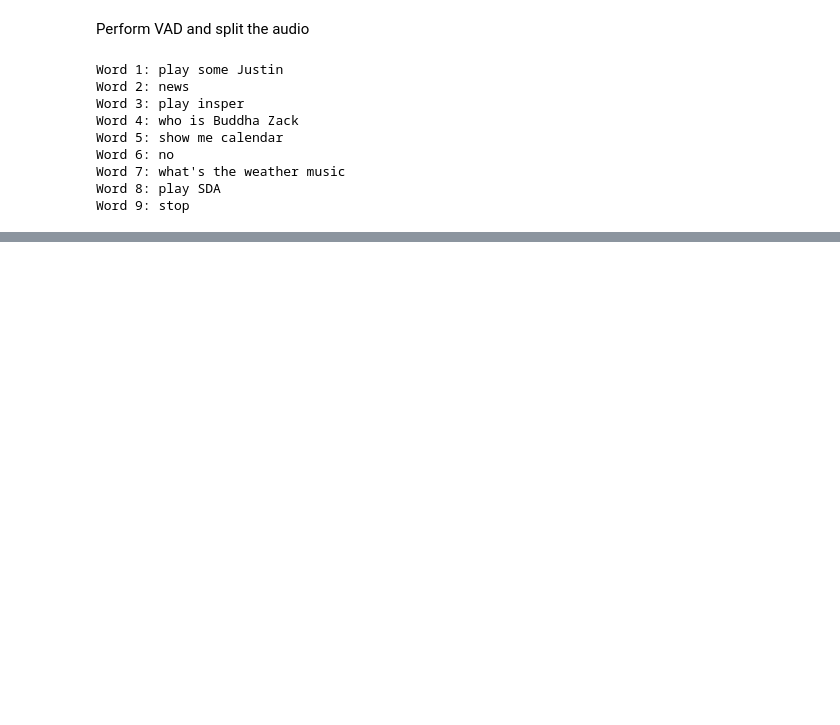
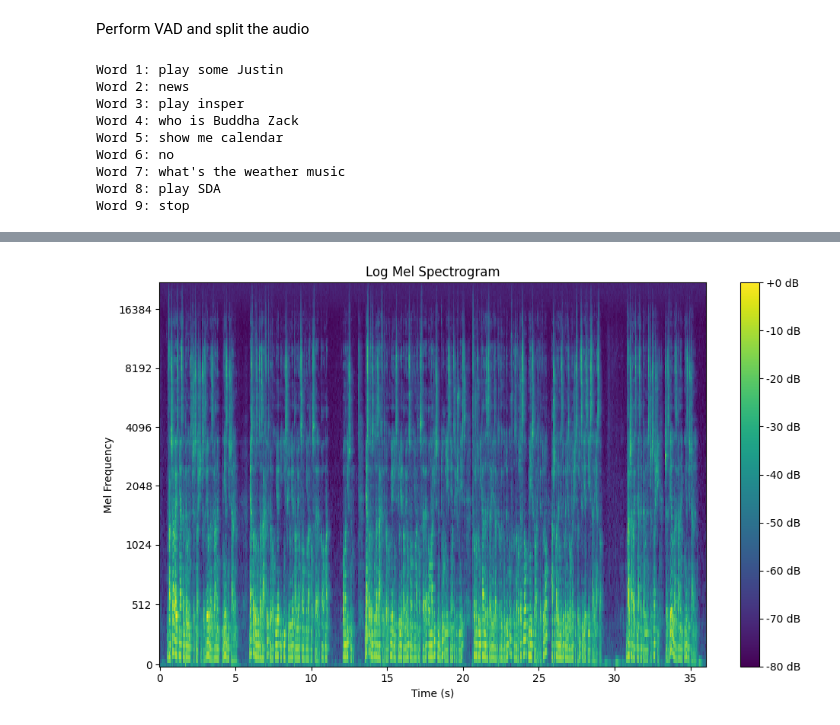
Before and after one commit to najdamikolaj00/ChatterChop, a Jupyter notebook: utilities/all_utilities.ipynb, the cells around one changed output, grey strips where cells are left out. Saved outputs shown, nothing was run; the diff lists cells and outputs as text; code cells hidden in the pictures; blank space fills up the shorter version.

```diff
--- a/utilities/all_utilities.ipynb
+++ b/utilities/all_utilities.ipynb
@@ -247,0 +250,14 @@ plt.show()
+# %%
+mel_spectrogram_db = librosa.power_to_db(mel_spectrogram, ref=np.max)
+
+# Plot the log Mel spectrogram
+plt.figure(figsize=(10, 6))
+librosa.display.specshow(mel_spectrogram_db, x_axis='time', y_axis='mel', sr=sr, cmap='viridis')
+plt.colorbar(format='%+2.0f dB')
+plt.title('Log Mel Spectrogram')
+plt.xlabel('Time (s)')
+plt.ylabel('Mel Frequency')
+plt.tight_layout()
+plt.show()
+# %% [output]
+[figure, added]
```
Also changed, not shown: parts of 2 cells of this notebook.
